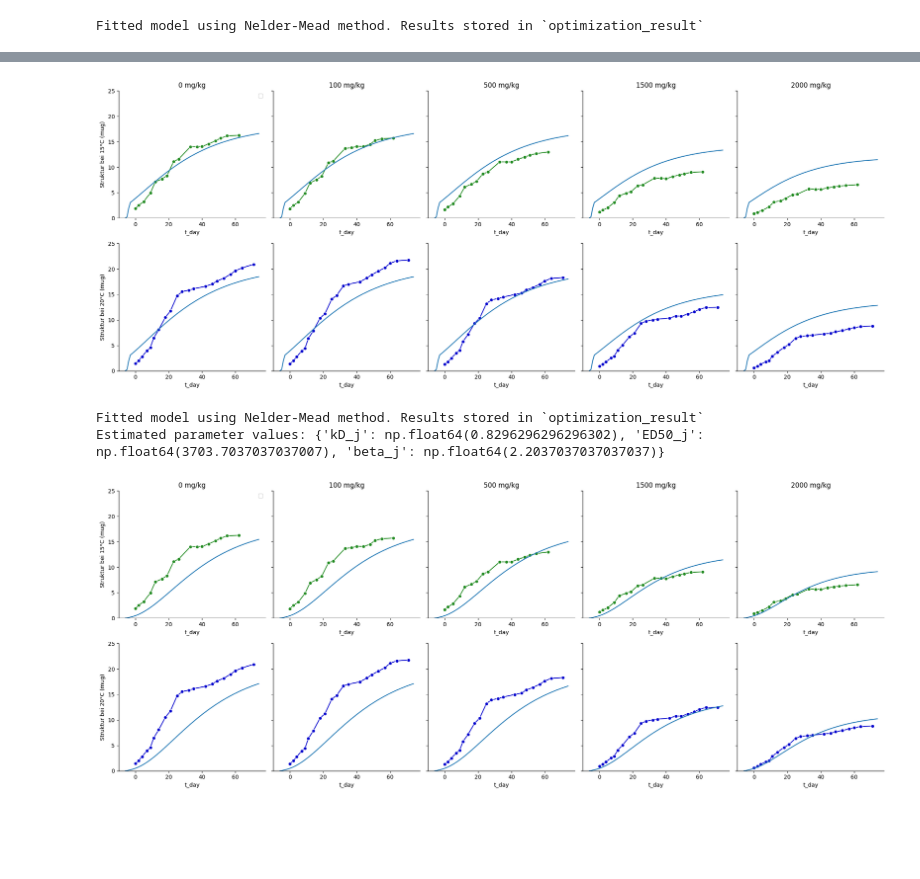
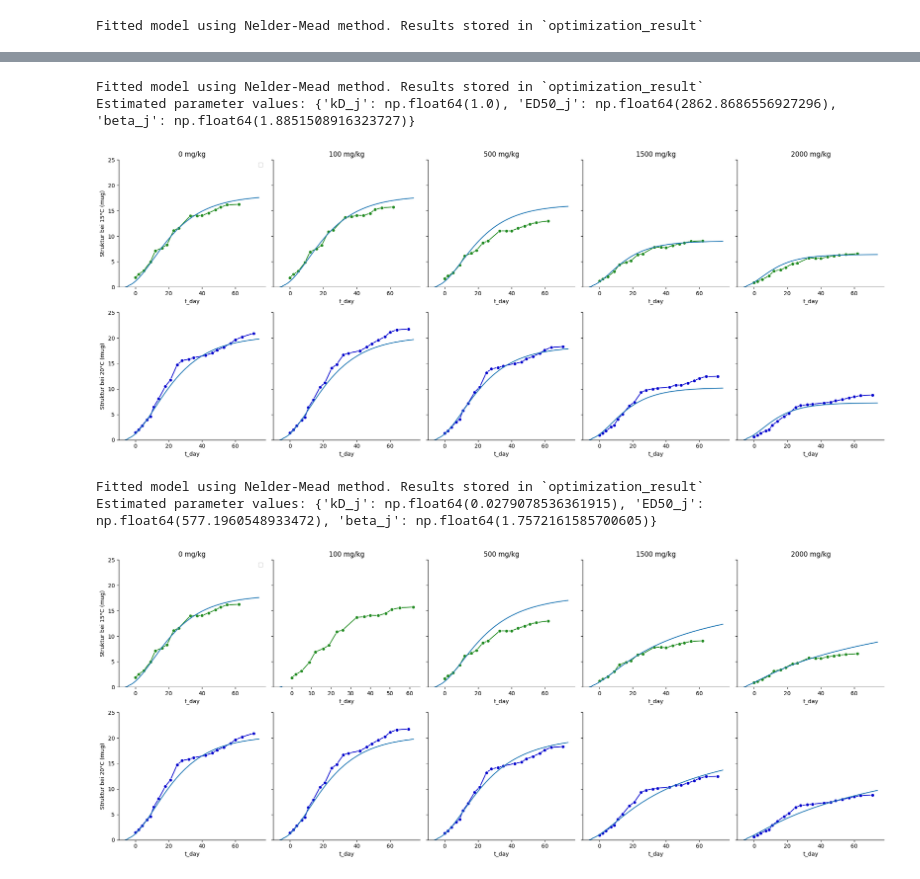
Before and after one commit to EllaRothe/mempyDEB, a Jupyter notebook: Folsomia_TKTD.ipynb, the cells around one changed output, grey strips where cells are left out. Saved outputs shown, nothing was run; the diff lists cells and outputs as text; code cells hidden in the pictures; blank space fills up the shorter version.

```diff
--- a/Folsomia_TKTD.ipynb
+++ b/Folsomia_TKTD.ipynb
@@ -72,17 +69,5 @@ ax.plot(x,liste)
-# %%
-f = setup_modelfit('M')
-
-f.intguess = {
-    'kD_j' : 1.,
-    'ED50_j' : 5000,
-    'beta_j' : 2.
-    }
-sim_intguess = f.simulator(f.intguess)
-fig, ax = plot_data(f.data)
-ax = plot_sim(ax, sim_intguess)
-# %% [output]
-[figure, removed]
 # %%
+f = setup_modelfit('M')
 f.run_optimization(
     bounds =[(0,1),(1000,10_000),(1,10)],
     options={'maxiter' : 10}
@@ -97,5 +82,11 @@ fig, ax = plot_data(f.data)
 ax = plot_sim(ax, sim_opt)
 # %% [output]
 Fitted model using Nelder-Mead method. Results stored in `optimization_result`
-Estimated parameter values: {'kD_j': np.float64(0.8296296296296302), 'ED50_j': np.float64(3703.7037037037007), 'beta_j': np.float64(2.2037037037037037)}
+Estimated parameter values: {'kD_j': np.float64(1.0), 'ED50_j': np.float64(2862.8686556927296), 'beta_j': np.float64(1.8851508916323727)}
-[figure, old version]
+[figure, new version]
+# %%
+f = fit_model()
+# %% [output]
+Fitted model using Nelder-Mead method. Results stored in `optimization_result`
+Estimated parameter values: {'kD_j': np.float64(0.0279078536361915), 'ED50_j': np.float64(577.1960548933472), 'beta_j': np.float64(1.7572161585700605)}
+[figure, added]
```
Also changed, not shown: parts of 11 cells of this notebook, 4 other files.
